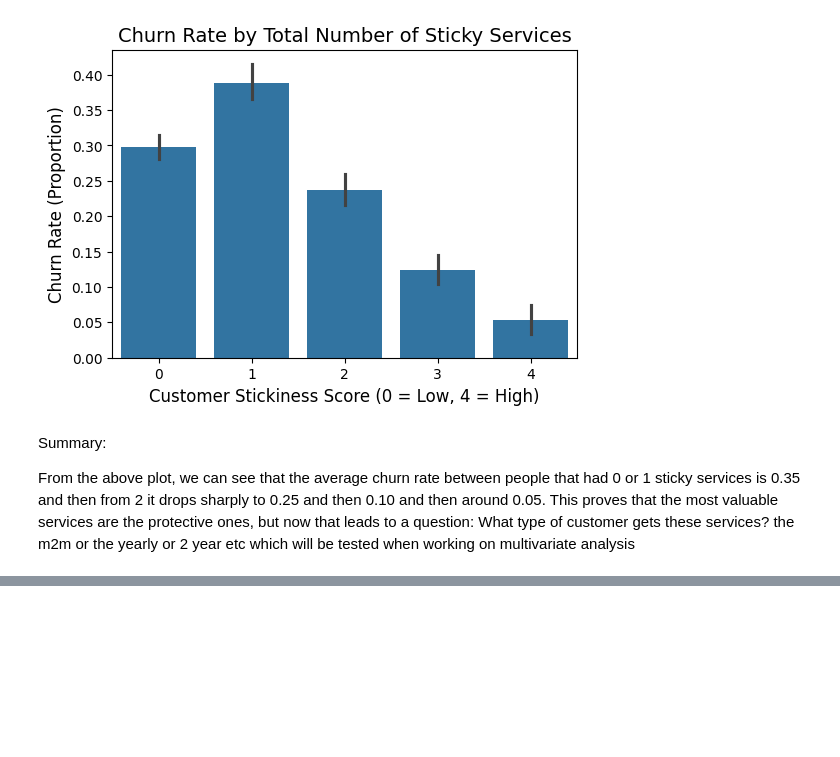
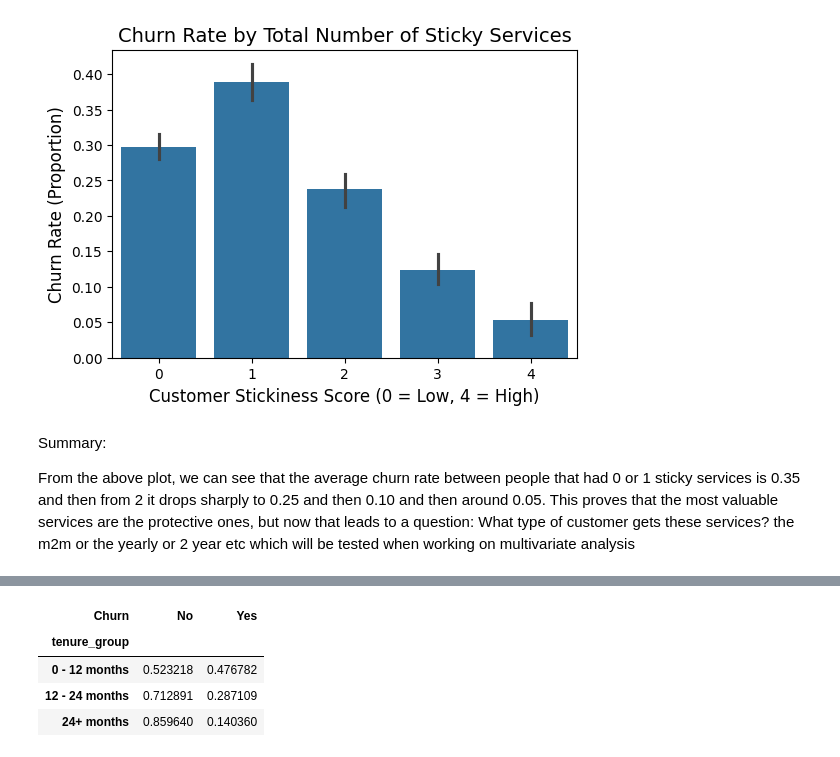
Before and after one commit to N-anle/TelecomChurnAnalysis, a Jupyter notebook: notebook.ipynb, the cells around one changed output, grey strips where cells are left out. Cells and saved outputs as stored; diff of their text form; code cells hidden in the pictures; blank space fills up the shorter version.

```diff
--- a/notebook.ipynb
+++ b/notebook.ipynb
@@ -666,0 +724,6 @@ From the above plot, we can see that the average churn rate between people that
+# %%
+bins = [0,12,24,np.inf]
+labels = ['0 - 12 months', '12 - 24 months', '24+ months']
+
+df['tenure_group'] = pd.cut(df['tenure'], bins = bins, labels = labels, right = True)
+df['tenure_group']
@@ -666,0 +744,8 @@ From the above plot, we can see that the average churn rate between people that
+# %%
+pd.crosstab(df['tenure_group'], df['Churn'], normalize= 'index')
+# %% [output]
+| Churn | No | Yes |
+| tenure_group |  |  |
+| 0 - 12 months | 0.523218 | 0.476782 |
+| 12 - 24 months | 0.712891 | 0.287109 |
+| 24+ months | 0.859640 | 0.140360 |
```
Also changed, not shown: parts of 10 cells of this notebook.
